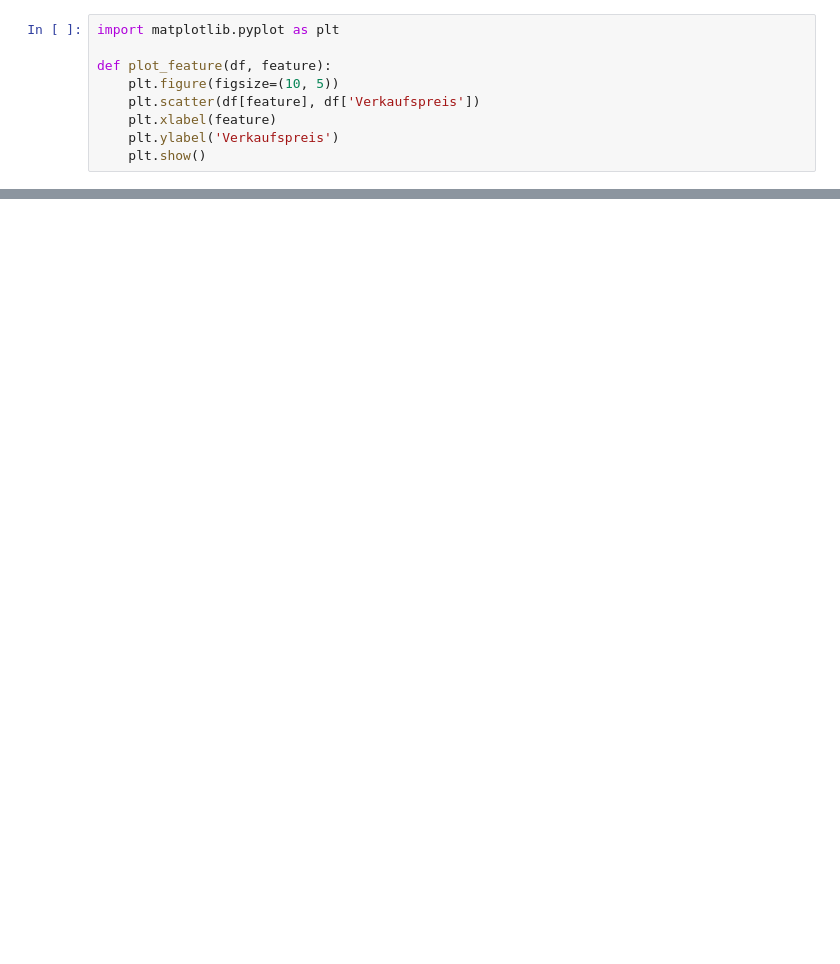
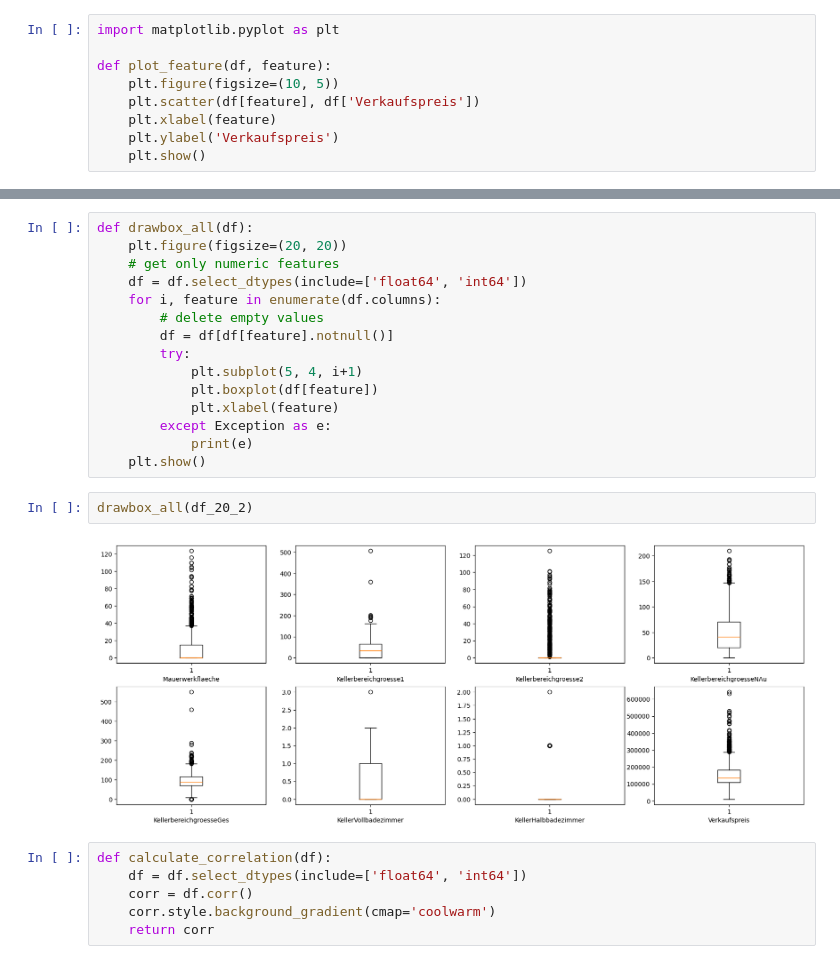
Before and after one commit to FlowBYRN/ml_hackathon, a Jupyter notebook: Analyze_flo.ipynb, the cells around one changed output, grey strips where cells are left out. Cells and saved outputs as stored; diff of their text form; blank space fills up the shorter version.

```diff
--- a/Analyze_flo.ipynb
+++ b/Analyze_flo.ipynb
@@ -89,0 +101,25 @@ plot_all_features(df_20_2)
+# %%
+def drawbox_all(df):
+    plt.figure(figsize=(20, 20))
+    # get only numeric features
+    df = df.select_dtypes(include=['float64', 'int64'])
+    for i, feature in enumerate(df.columns):
+        # delete empty values
+        df = df[df[feature].notnull()]
+        try:
+            plt.subplot(5, 4, i+1)
+            plt.boxplot(df[feature])
+            plt.xlabel(feature)
+        except Exception as e:
+            print(e)
+    plt.show()
+# %%
+drawbox_all(df_20_2)
+# %% [output]
+[figure, added]
+# %%
+def calculate_correlation(df):
+    df = df.select_dtypes(include=['float64', 'int64'])
+    corr = df.corr()
+    corr.style.background_gradient(cmap='coolwarm')
+    return corr
```
Also changed, not shown: parts of 12 cells of this notebook, 2 other files.
